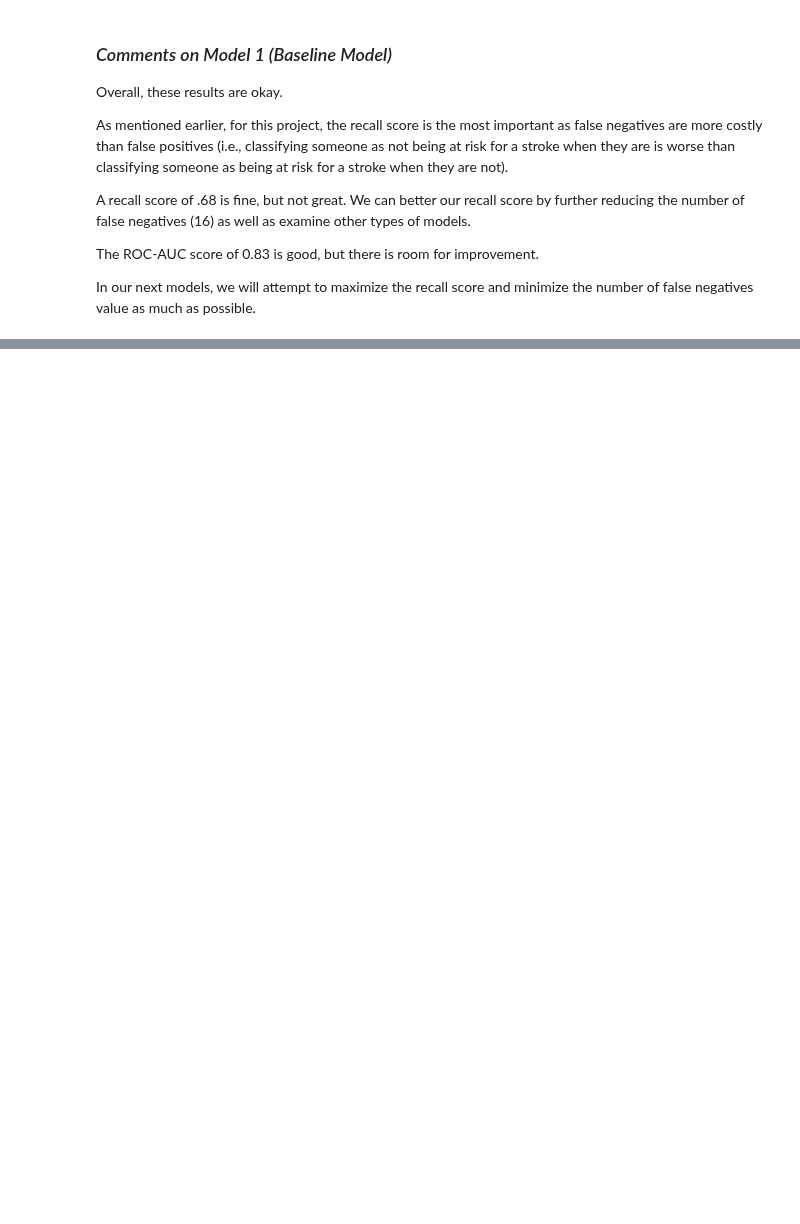
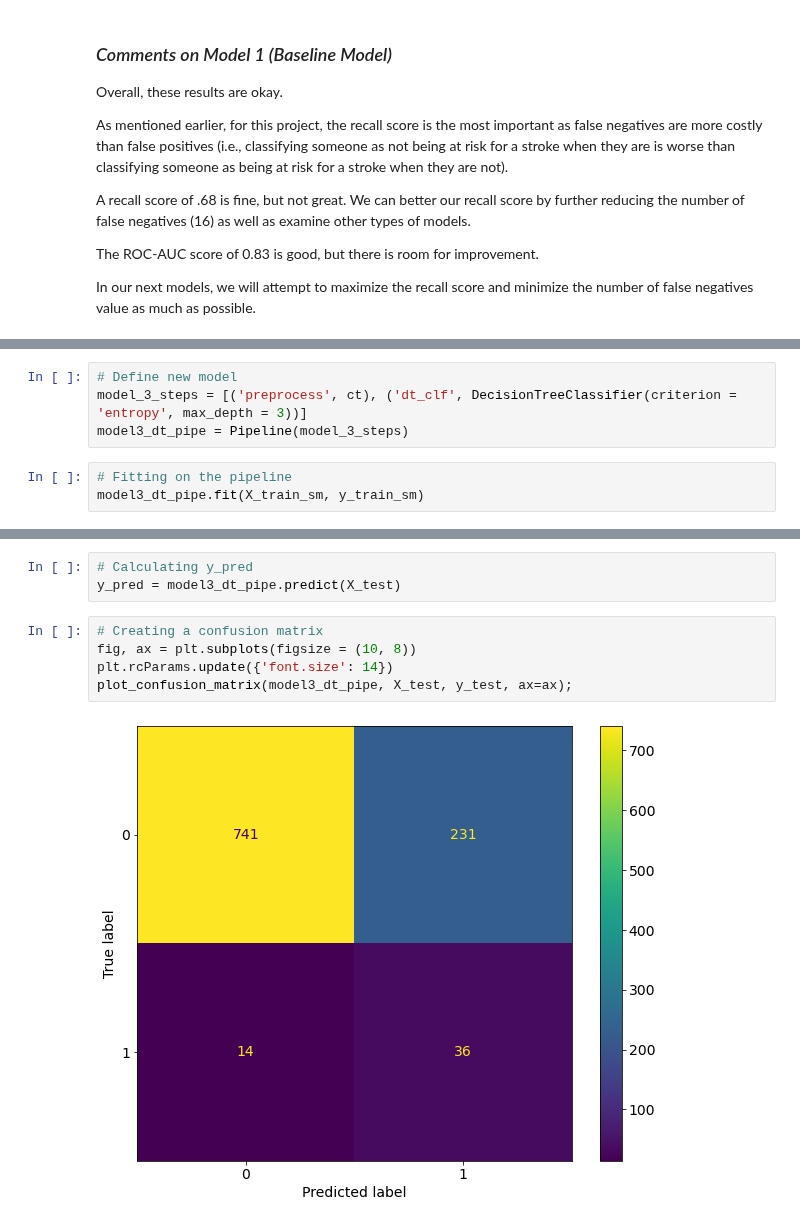
Before and after one commit to jordanate/machine-learning-classification, a Jupyter notebook: jordana_notebook.ipynb, the cells around one changed output, grey strips where cells are left out. Cells and saved outputs as stored; diff of their text form; blank space fills up the shorter version.

```diff
--- a/jordana_notebook.ipynb
+++ b/jordana_notebook.ipynb
@@ -517,0 +505,7 @@ Model 3:
+# %%
+# Define new model
+model_3_steps = [('preprocess', ct), ('dt_clf', DecisionTreeClassifier(criterion = 'entropy', max_depth = 3))]
+model3_dt_pipe = Pipeline(model_3_steps)
+# %%
+# Fitting on the pipeline
+model3_dt_pipe.fit(X_train_sm, y_train_sm)
@@ -517,0 +530,10 @@ Model 3:
+# %%
+# Calculating y_pred
+y_pred = model3_dt_pipe.predict(X_test)
+# %%
+# Creating a confusion matrix
+fig, ax = plt.subplots(figsize = (10, 8))
+plt.rcParams.update({'font.size': 14})
+plot_confusion_matrix(model3_dt_pipe, X_test, y_test, ax=ax);
+# %% [output]
+[figure, added]
```
Also changed, not shown: parts of 19 cells of this notebook, 1 other file.
